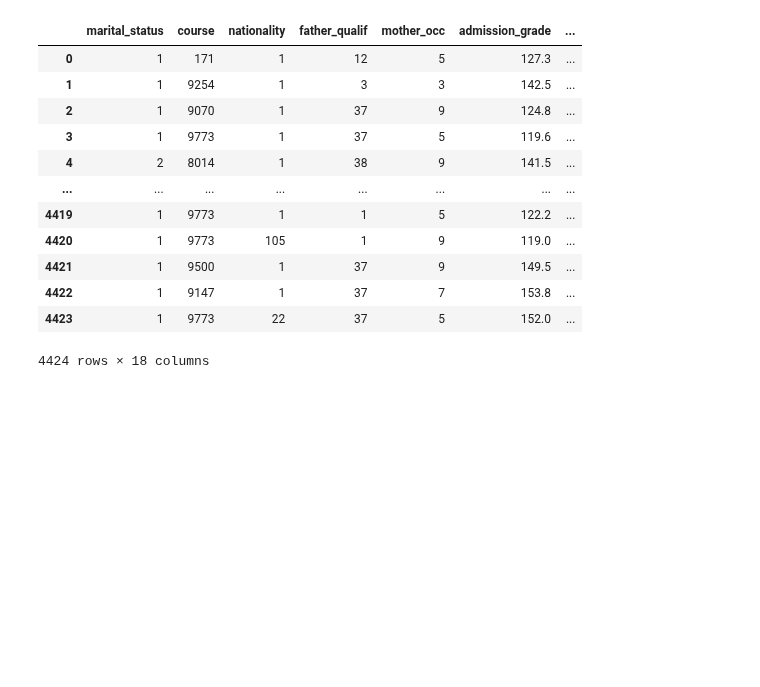
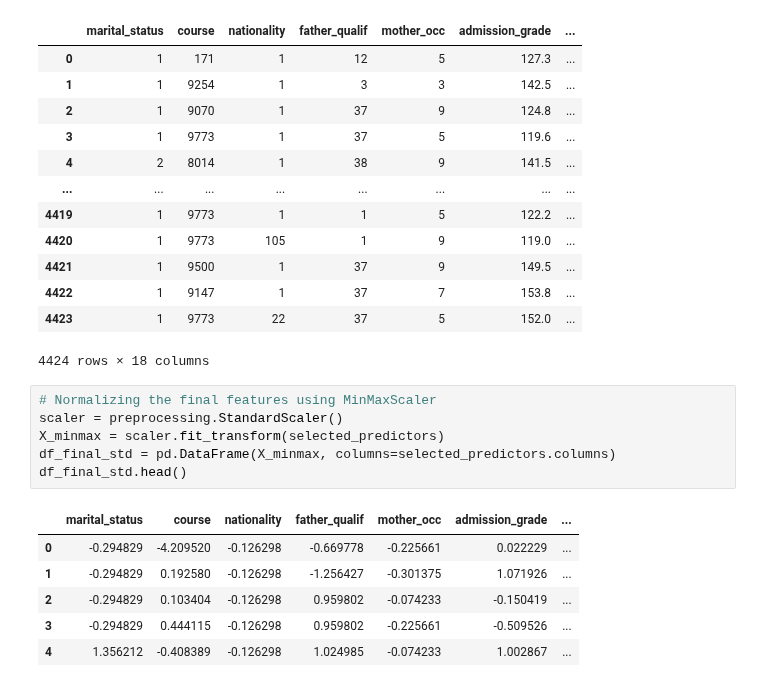
Before and after one commit to MSC-DS-Y1/Applied-Machine-Learning-Project, a Jupyter notebook: src/dataset/data_cleaning.ipynb, the cells around one changed output. Cells and saved outputs as stored; diff of their text form; blank space fills up the shorter version.

```diff
--- a/src/dataset/data_cleaning.ipynb
+++ b/src/dataset/data_cleaning.ipynb
@@ -394,3 +389,16 @@ selected_features_target
 | 4422 | 1 | 9147 | 1 | 37 | 7 | 153.8 | ... |
 | 4423 | 1 | 9773 | 22 | 37 | 5 | 152.0 | ... |
 4424 rows × 18 columns
+# %%
+# Normalizing the final features using MinMaxScaler
+scaler = preprocessing.StandardScaler()
+X_minmax = scaler.fit_transform(selected_predictors)
+df_final_std = pd.DataFrame(X_minmax, columns=selected_predictors.columns)
+df_final_std.head()
+# %% [output]
+|  | marital_status | course | nationality | father_qualif | mother_occ | admission_grade | ... |
+| 0 | -0.294829 | -4.209520 | -0.126298 | -0.669778 | -0.225661 | 0.022229 | ... |
+| 1 | -0.294829 | 0.192580 | -0.126298 | -1.256427 | -0.301375 | 1.071926 | ... |
+| 2 | -0.294829 | 0.103404 | -0.126298 | 0.959802 | -0.074233 | -0.150419 | ... |
+| 3 | -0.294829 | 0.444115 | -0.126298 | 0.959802 | -0.225661 | -0.509526 | ... |
+| 4 | 1.356212 | -0.408389 | -0.126298 | 1.024985 | -0.074233 | 1.002867 | ... |
```
Also changed, not shown: parts of 10 cells of this notebook, 3 other files.
